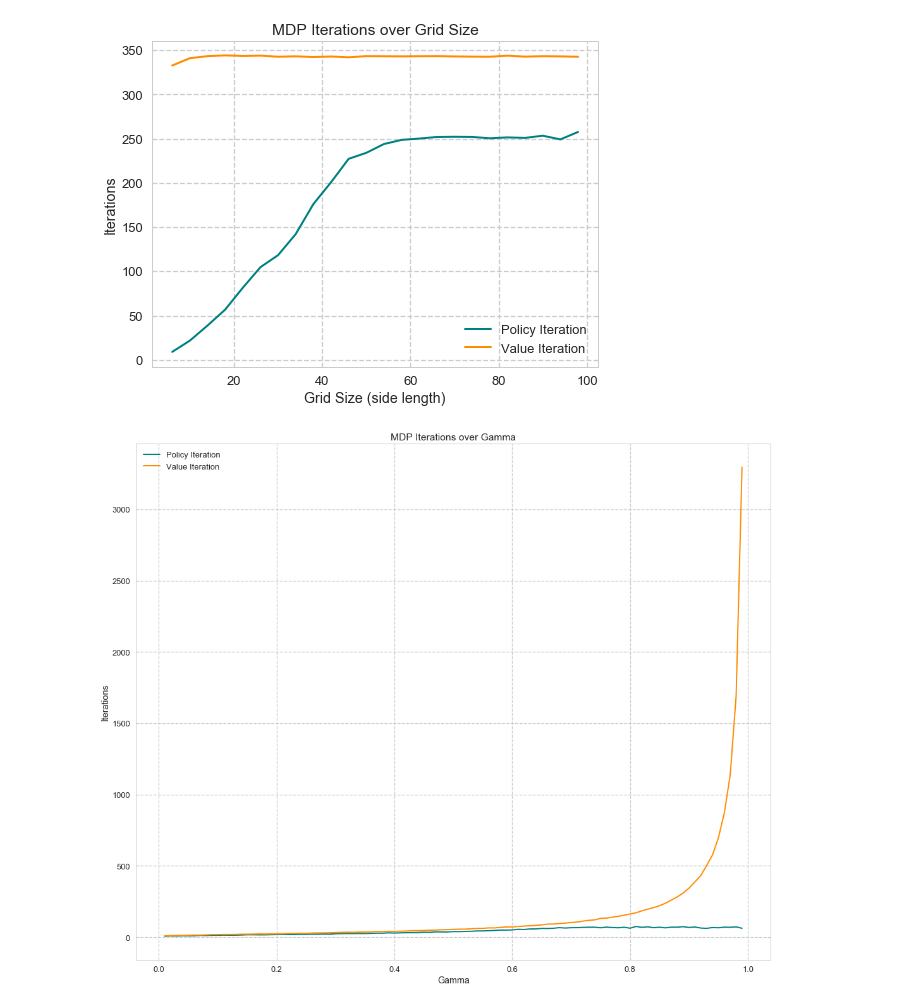
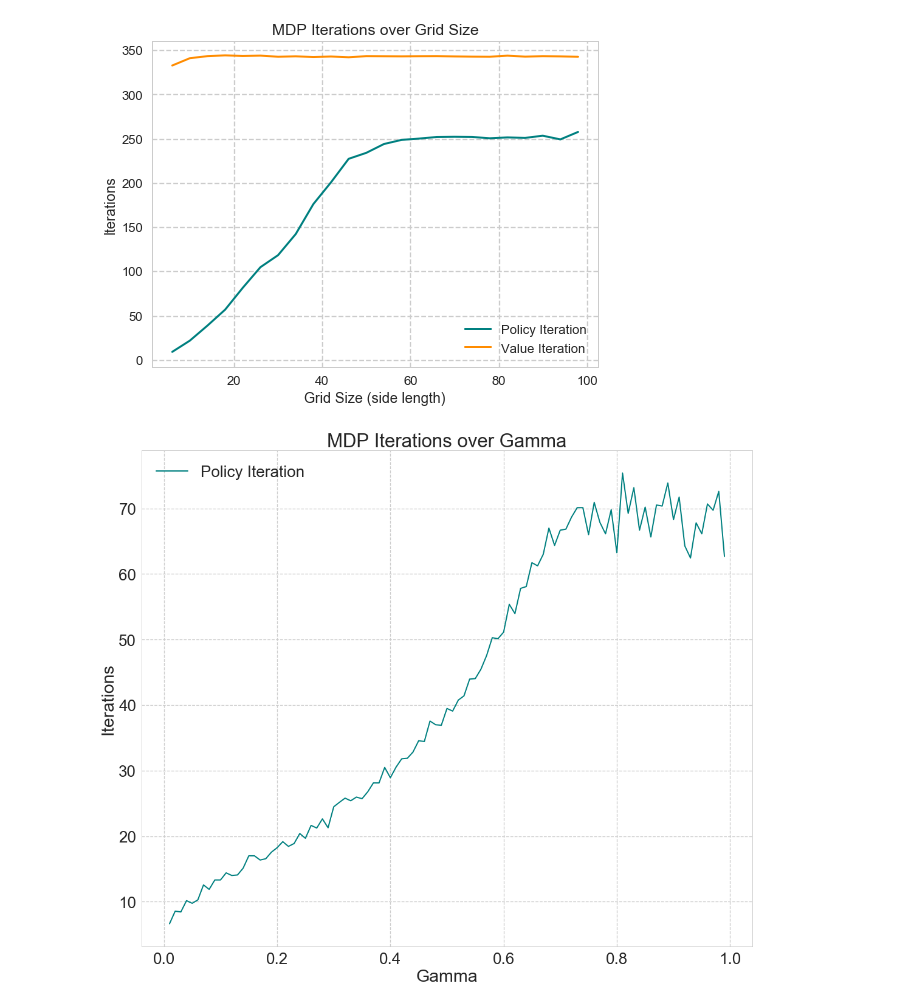
Before and after one commit to sally-gao/mazemdp, a Jupyter notebook: Iteration Visualization.ipynb, the cells around one changed output. Cells and saved outputs as stored; diff of their text form; code cells hidden in the pictures.

```diff
--- a/Iteration Visualization.ipynb
+++ b/Iteration Visualization.ipynb
@@ -70,19 +70,19 @@ for gamma in gamma_values:
 # %%
 # plotting
 
-sns.set('talk', 'whitegrid', 'dark', font_scale=1, font='Arial',
+sns.set('talk', 'whitegrid', 'dark', font_scale=2, font='Arial',
         rc={"lines.linewidth": 2, 'grid.linestyle': '--'})
 
 plt.figure(figsize = [18, 15])
 
 plt.plot(gamma_values, avg_policy_iterations_gam, c='teal', label='Policy Iteration')
-plt.plot(gamma_values, avg_value_iterations_gam, c='darkorange', label='Value Iteration')
+#plt.plot(gamma_values, avg_value_iterations_gam, c='darkorange', label='Value Iteration')
 
 
 plt.xlabel("Gamma")
 plt.ylabel('Iterations')
 plt.title("MDP Iterations over Gamma")
 plt.legend(loc="upper left")
 plt.show()
 # %% [output]
-[figure, old version]
+[figure, new version]
```
Also changed, not shown: 8 other files.
